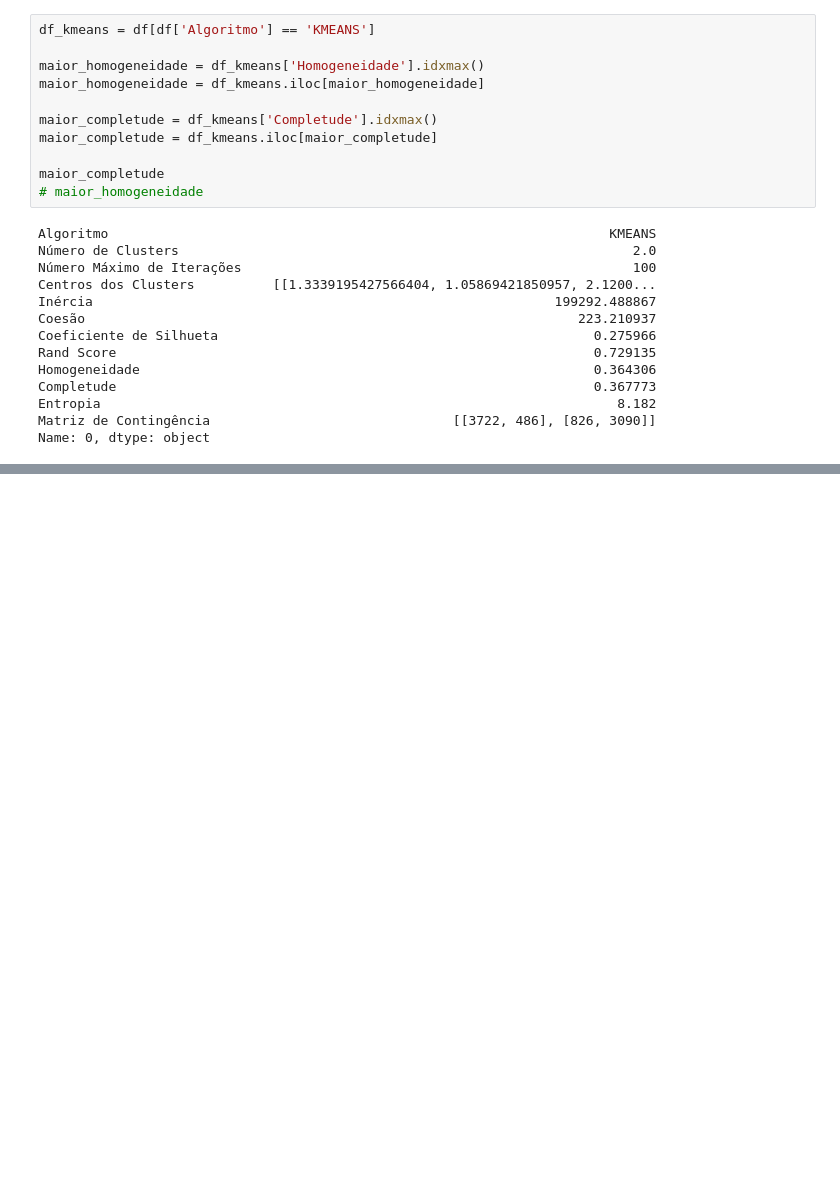
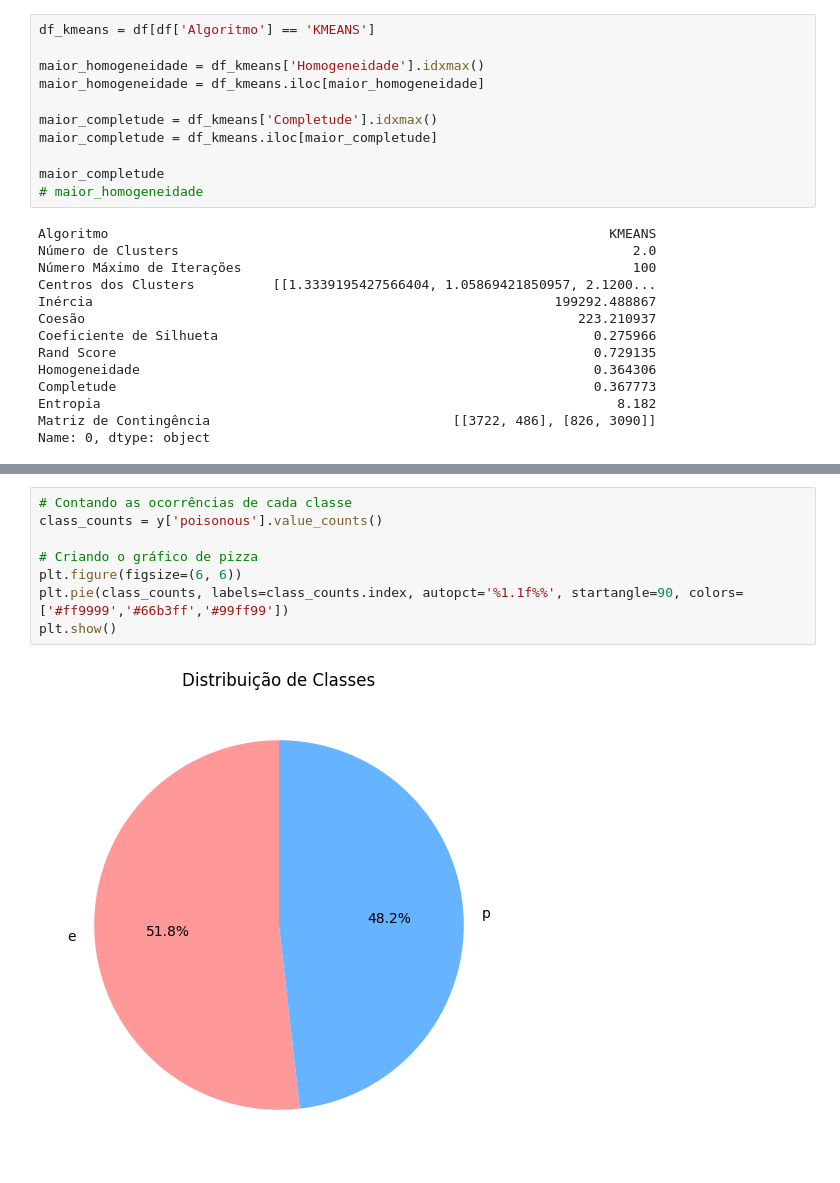
Before and after one commit to ronaldo-dck/AM-class, a Jupyter notebook: cluster/analise.ipynb, the cells around one changed output, grey strips where cells are left out. Cells and saved outputs as stored; diff of their text form; blank space fills up the shorter version.

```diff
--- a/cluster/analise.ipynb
+++ b/cluster/analise.ipynb
@@ -39,0 +107,10 @@ Name: 0, dtype: object
+# %%
+# Contando as ocorrências de cada classe
+class_counts = y['poisonous'].value_counts()
+
+# Criando o gráfico de pizza
+plt.figure(figsize=(6, 6))
+plt.pie(class_counts, labels=class_counts.index, autopct='%1.1f%%', startangle=90, colors=['#ff9999','#66b3ff','#99ff99'])
+plt.show()
+# %% [output]
+[figure, added]
```
Also changed, not shown: parts of 1 cell of this notebook, 5 other files.
